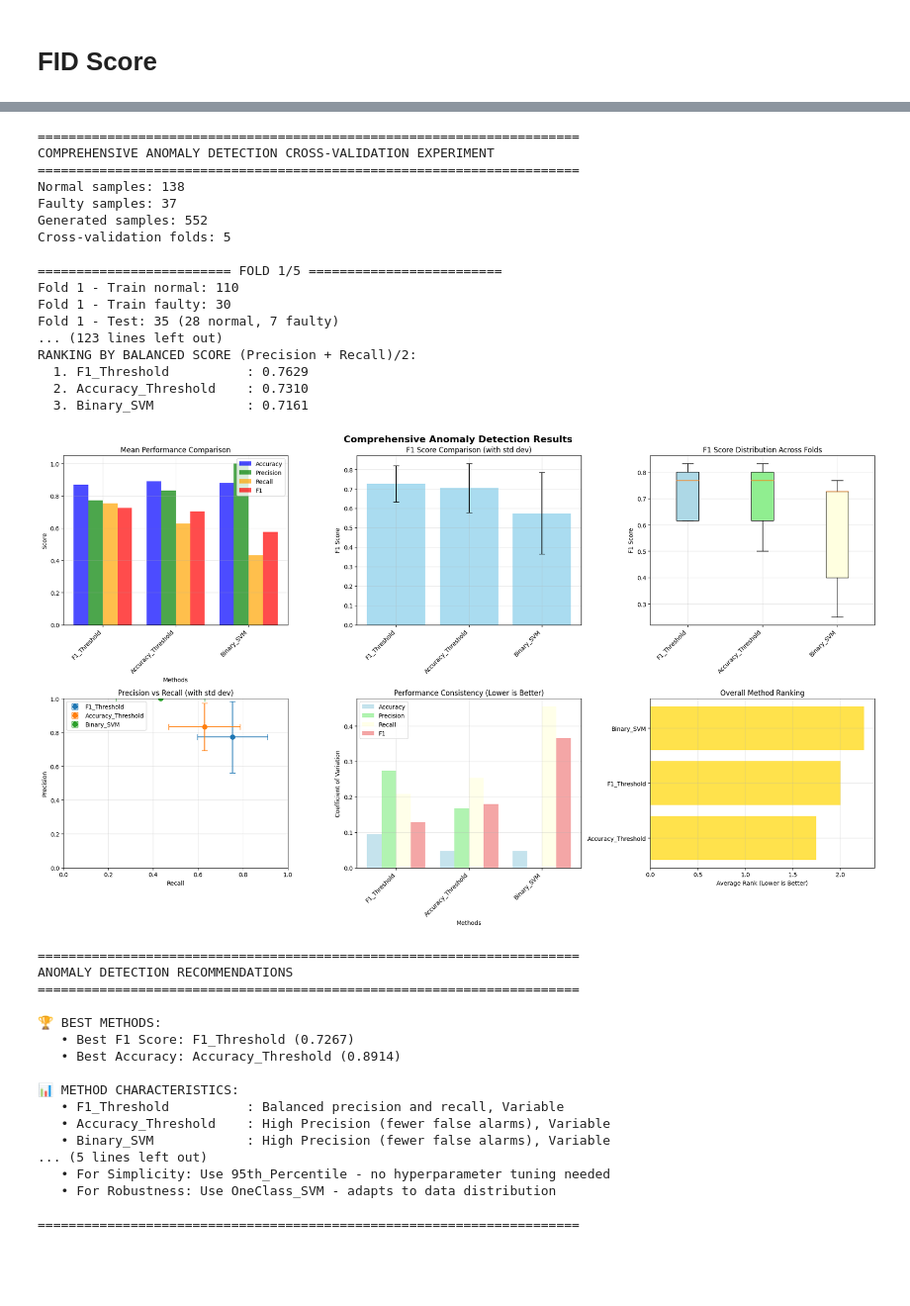
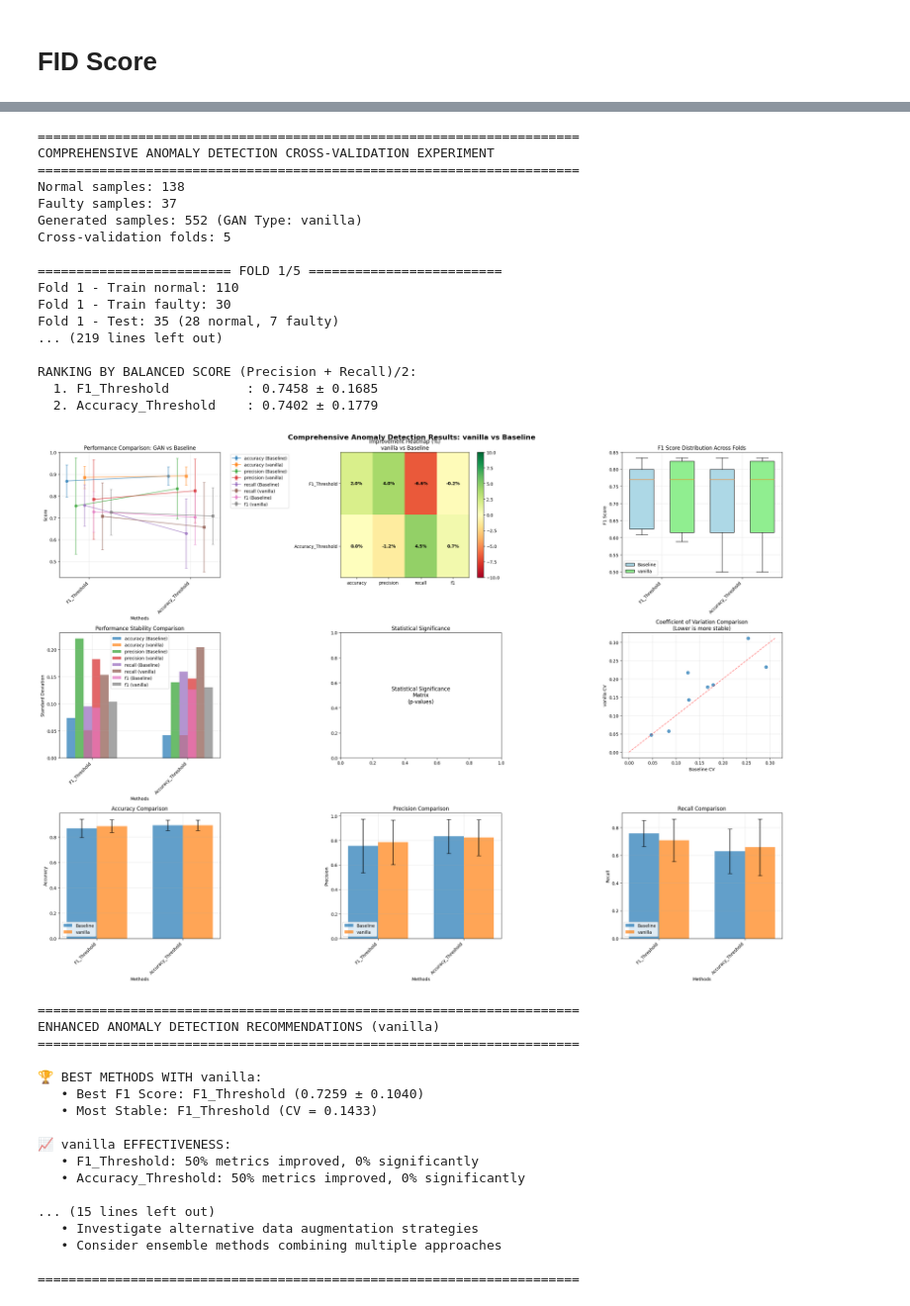
Before and after one commit to maddiew95/SmartIoT-2025, a Jupyter notebook: GANs models/Vanilla GANs/gan.ipynb, the cells around one changed output, grey strips where cells are left out. Shown at 99% size. Cells and saved outputs as stored; diff of their text form; code cells hidden in the pictures; blank space fills up the shorter version.

```diff
--- a/GANs models/Vanilla GANs/gan.ipynb
+++ b/GANs models/Vanilla GANs/gan.ipynb
@@ -9,7 +9,7 @@ from sklearn.preprocessing import StandardScaler
 
 cuda0 = torch.device("cuda:0")
 cuda1 = torch.device("cuda:1")
-device = cuda0
+device = cuda1
 print(torch.cuda.get_device_name(device) if torch.cuda.is_available() else "No GPU available")
 
 data = np.load("../../hvcm/RFQ.npy", allow_pickle=True)
@@ -563,39 +563,39 @@ FID Score: 18.3489
 Quality Assessment: Good
 # %%
-run_comprehensive_cross_validation_experiment(X_test_normal, X_test_faulty, device, generated_data, batch_size=32)
+run_comprehensive_cross_validation_experiment(X_test_normal, X_test_faulty, device, generated_data, batch_size=32, gan_type="vanilla")
 # %% [output]
 ======================================================================
 COMPREHENSIVE ANOMALY DETECTION CROSS-VALIDATION EXPERIMENT
 ======================================================================
 Normal samples: 138
 Faulty samples: 37
-Generated samples: 552
+Generated samples: 552 (GAN Type: vanilla)
 Cross-validation folds: 5
 
 ========================= FOLD 1/5 =========================
 Fold 1 - Train normal: 110
 Fold 1 - Train faulty: 30
 Fold 1 - Test: 35 (28 normal, 7 faulty)
-... (123 lines left out)
+... (219 lines left out)
+
 RANKING BY BALANCED SCORE (Precision + Recall)/2:
-  1. F1_Threshold          : 0.7629
-  2. Accuracy_Threshold    : 0.7310
-  3. Binary_SVM            : 0.7161
+  1. F1_Threshold          : 0.7458 ± 0.1685
+  2. Accuracy_Threshold    : 0.7402 ± 0.1779
-[figure, old version]
+[figure, new version]
 ======================================================================
-ANOMALY DETECTION RECOMMENDATIONS
+ENHANCED ANOMALY DETECTION RECOMMENDATIONS (vanilla)
 ======================================================================
 
-🏆 BEST METHODS:
-   • Best F1 Score: F1_Threshold (0.7267)
-   • Best Accuracy: Accuracy_Threshold (0.8914)
+🏆 BEST METHODS WITH vanilla:
+   • Best F1 Score: F1_Threshold (0.7259 ± 0.1040)
+   • Most Stable: F1_Threshold (CV = 0.1433)
 
-📊 METHOD CHARACTERISTICS:
-   • F1_Threshold          : Balanced precision and recall, Variable
-   • Accuracy_Threshold    : High Precision (fewer false alarms), Variable
-   • Binary_SVM            : High Precision (fewer false alarms), Variable
-... (5 lines left out)
-   • For Simplicity: Use 95th_Percentile - no hyperparameter tuning needed
-   • For Robustness: Use OneClass_SVM - adapts to data distribution
+📈 vanilla EFFECTIVENESS:
+   • F1_Threshold: 50% metrics improved, 0% significantly
+   • Accuracy_Threshold: 50% metrics improved, 0% significantly
+
+... (15 lines left out)
+   • Investigate alternative data augmentation strategies
+   • Consider ensemble methods combining multiple approaches
 
 ======================================================================
```
Also changed, not shown: parts of 4 cells of this notebook, 8 other files.
